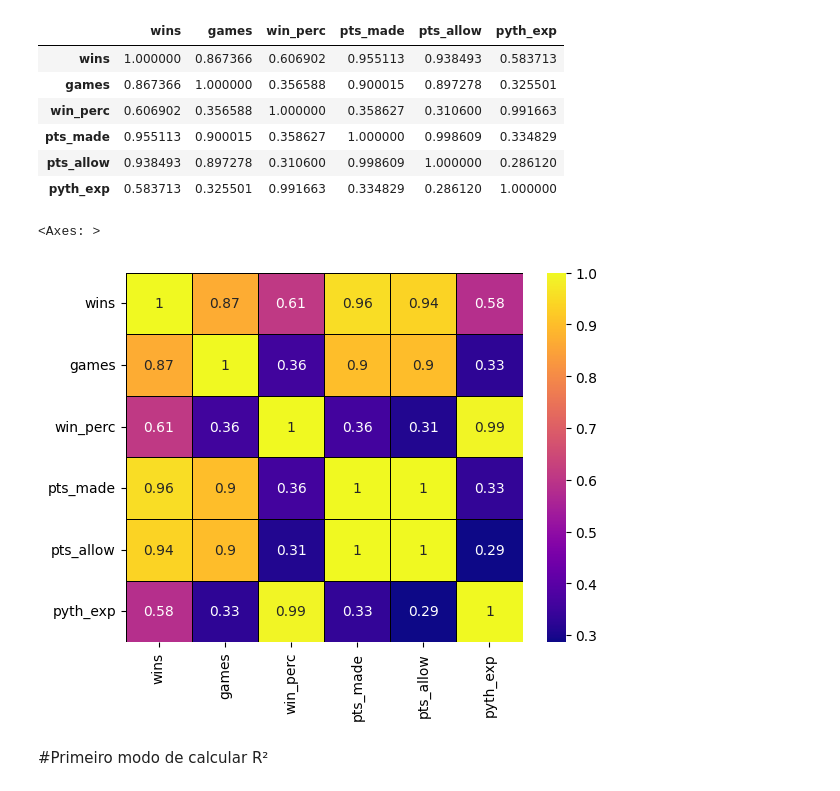
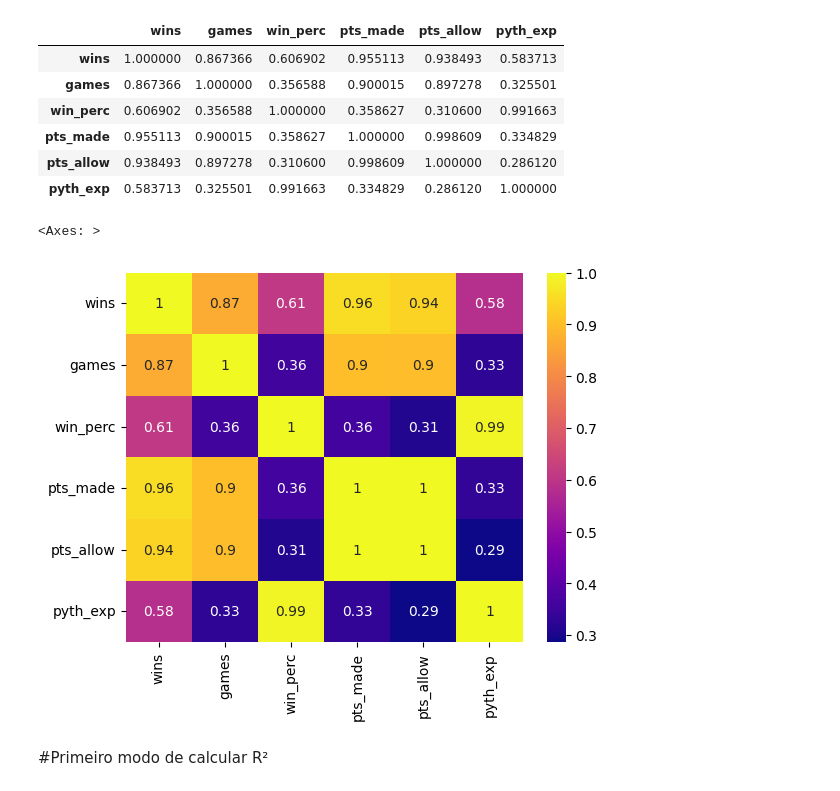
Before and after one commit to mths-andrade/pyth_exp, a Jupyter notebook: pythagorean.ipynb, the cells around one changed output. Cells and saved outputs as stored; diff of their text form; code cells hidden in the pictures.

```diff
--- a/pythagorean.ipynb
+++ b/pythagorean.ipynb
@@ -83,10 +90,10 @@ corr
 | pts_allow | 0.938493 | 0.897278 | 0.310600 | 0.998609 | 1.000000 | 0.286120 |
 | pyth_exp | 0.583713 | 0.325501 | 0.991663 | 0.334829 | 0.286120 | 1.000000 |
 # %%
-sns.heatmap(corr,annot=True,cmap='plasma',linecolor='black',linewidths=0.6)
+sns.heatmap(corr,cmap='plasma',linecolor='black',annot=True)
 # %% [output]
 <Axes: >
-[figure, old version]
+[figure, new version]
 # %%
 pyth_lm=smf.ols(formula='win_perc ~ pyth_exp', data=pyth).fit()
 # %% [markdown]
```
Also changed, not shown: parts of 5 cells of this notebook.
